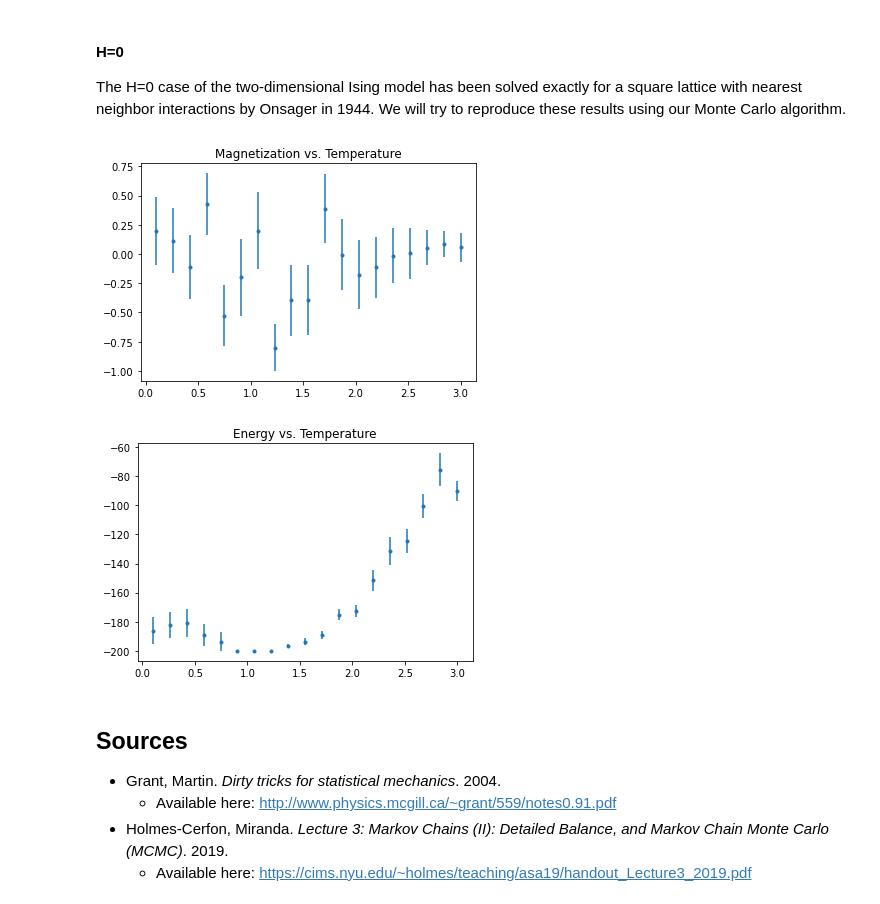
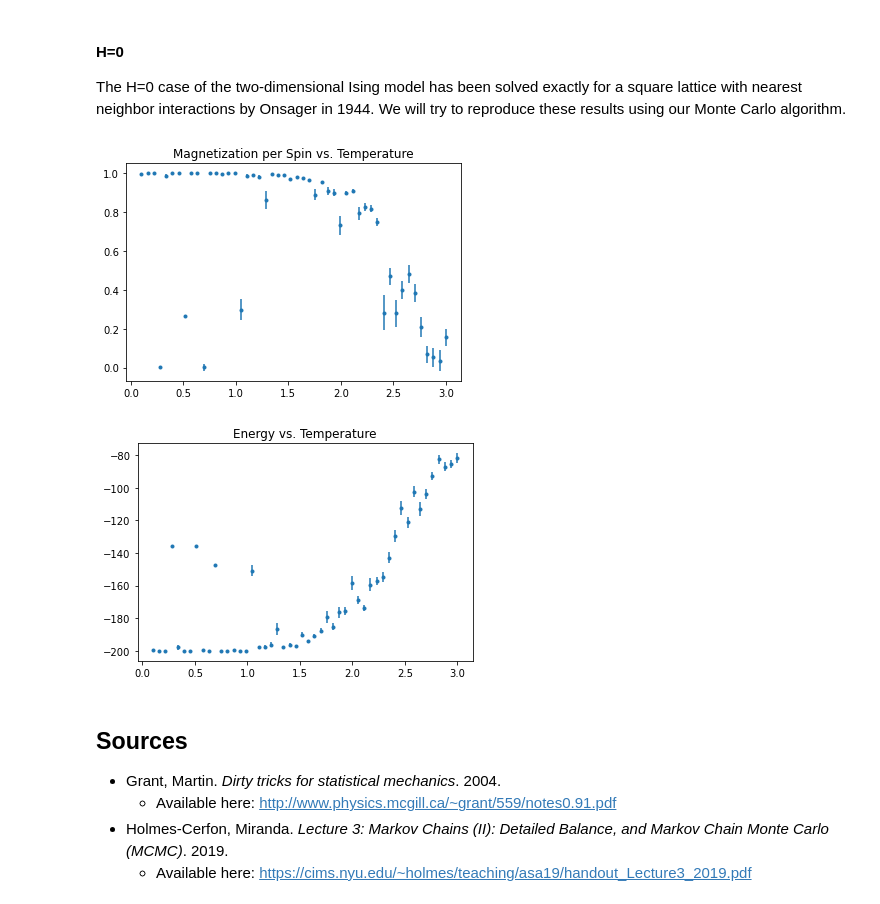
Before and after one commit to WillPugs/ising-model, a Jupyter notebook: ising_2d.ipynb, the cells around one changed output. Saved outputs shown, nothing was run; the diff lists cells and outputs as text; code cells hidden in the pictures.

```diff
--- a/ising_2d.ipynb
+++ b/ising_2d.ipynb
@@ -286,10 +286,11 @@ def full_sim_2d(rows, cols, num_points, num_sim, temperatures, H=0, output="mag"
 
         for T in temperatures:
             m_at_t = []
-            for i in range(num_points): #we do num_points simulations at each temperature for that many data points
-                grid = init_grid_2d(N)
-                for i in range(num_sim): #we do num_sim simulations for each grid
-                    simulation_2d(grid, T, H)
+            grid = init_grid_2d(N)
+            for i in range(num_sim):
+                cycle_2d(grid, T, H)
+            for j in range(num_points):
+                cycle_2d(grid, T, H)
                 m_at_t.append(mag_per_spin_2d(grid))
             magnetizations.append(mean(m_at_t))
             magnetizations_unc.append(standard_error(m_at_t))
@@ -300,10 +301,11 @@ def full_sim_2d(rows, cols, num_points, num_sim, temperatures, H=0, output="mag"
 
         for T in temperatures:
             e_at_t = []
-            for i in range(num_points): #we do num_points simulations at each temperature for that many data points
-                grid = init_grid_2d(N)
-                for i in range(num_sim): #we do num_sim simulations for each grid
-                    simulation_2d(grid, T, H)
+            grid = init_grid_2d(N)
+            for i in range(num_sim):
+                cycle_2d(grid, T, H)
+            for j in range(num_points):
+                cycle_2d(grid, T, H)
                 e_at_t.append(energy_2d(grid))
             energies.append(mean(m_at_t))
             energies_unc.append(standard_error(m_at_t))
@@ -317,10 +319,11 @@ def full_sim_2d(rows, cols, num_points, num_sim, temperatures, H=0, output="mag"
         for T in temperatures:
             e_at_t = []
             m_at_t = []
-            for i in range(num_points): #we do num_points simulations at each temperature for that many data points
-                grid = init_grid_2d(N)
-                for i in range(num_sim): #we do num_sim simulations for each grid
-                    simulation_2d(grid, T, H)
+            grid = init_grid_2d(N)
+            for i in range(num_sim):
+                cycle_2d(grid, T, H)
+            for j in range(num_points):
+                cycle_2d(grid, T, H)
                 e_at_t.append(energy_2d(grid))
                 m_at_t.append(mag_per_spin_2d(grid))
             energies.append(mean(e_at_t))
@@ -337,22 +340,22 @@ The H=0 case of the two-dimensional Ising model has been solved exactly for a sq
 # %%
 #these values will be stored in separate variables so that we may easily change them
 N = 10
-num_points = 10
-num_sim = 1
-temperatures_h_0 = np.linspace(0.1, 3, 19) #the range of temperatures over which we will run our simulation
+num_points = 50
+num_sim = 3
+temperatures_h_0 = np.linspace(0.1, 3, 50) #the range of temperatures over which we will run our simulation
 
 energies, energies_unc, magnetizations, magnetizations_unc = full_sim_2d(N, N, num_points, num_sim, temperatures_h_0, 0, "both") #run the simulation
 # %%
 plt.figure()
 
 #magnetizations_abs = [abs(x) for x in magnetizations]
 
 plt.errorbar(x=temperatures_h_0, y=magnetizations, yerr=magnetizations_unc, marker='.', ls='', label='Simulation')
 
-plt.title("Magnetization vs. Temperature")
+plt.title("Magnetization per Spin vs. Temperature")
 plt.show()
 # %% [output]
-[figure, old version]
+[figure, new version]
 # %%
 plt.figure()
 
@@ -361,7 +364,7 @@ plt.errorbar(x=temperatures_h_0, y=energies, yerr=energies_unc, marker='.', ls='
 plt.title("Energy vs. Temperature")
 plt.show()
 # %% [output]
-[figure, old version]
+[figure, new version]
 # %% [markdown]
 <h2>Sources</h2>
 
```
Also changed, not shown: 1 other file.
